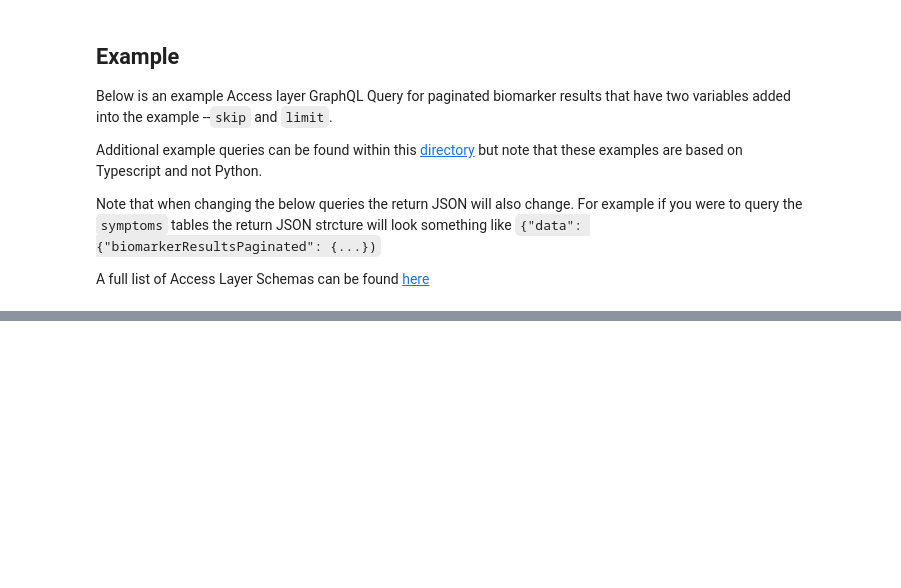
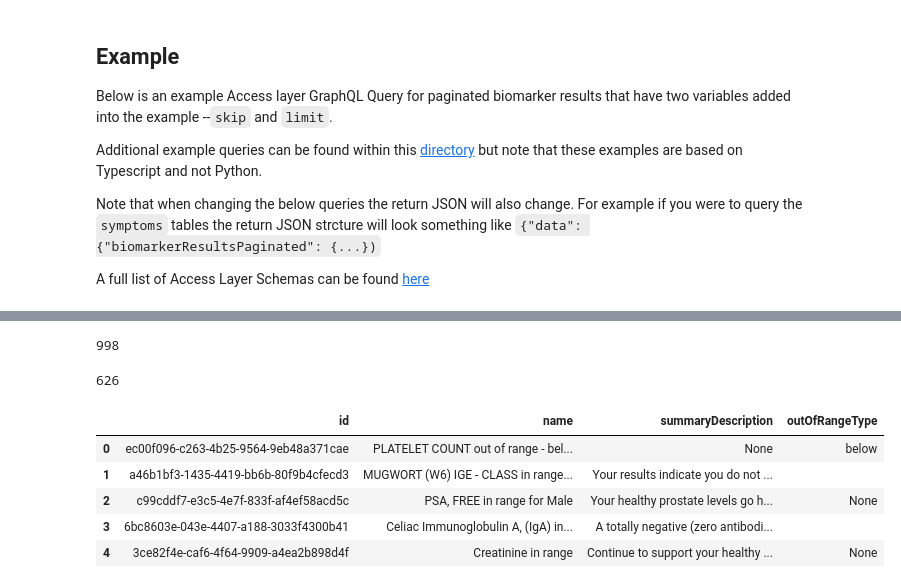
Before and after one commit to consta55/data_eda, a Jupyter notebook: access-layer-colab.ipynb, the cells around one changed output, grey strips where cells are left out. Saved outputs shown, nothing was run; the diff lists cells and outputs as text; code cells hidden in the pictures; blank space fills up the shorter version.

```diff
--- a/access-layer-colab.ipynb
+++ b/access-layer-colab.ipynb
@@ -277,0 +363,17 @@ pp.pprint(access_layer_df)
+# %%
+len(access_layer_df)
+# %% [output]
+998
+# %%
+access_layer_df.name.nunique()
+# %% [output]
+626
+# %%
+access_layer_df.head()
+# %% [output]
+|  | id | name | summaryDescription | outOfRangeType |
+| 0 | ec00f096-c263-4b25-9564-9eb48a371cae | PLATELET COUNT out of range - bel... | None | below |
+| 1 | a46b1bf3-1435-4419-bb6b-80f9b4cfecd3 | MUGWORT (W6) IGE - CLASS in range... | Your results indicate you do not ... |  |
+| 2 | c99cddf7-e3c5-4e7f-833f-af4ef58acd5c | PSA, FREE in range for Male | Your healthy prostate levels go h... | None |
+| 3 | 6bc8603e-043e-4407-a188-3033f4300b41 | Celiac Immunoglobulin A, (IgA) in... | A totally negative (zero antibodi... |  |
+| 4 | 3ce82f4e-caf6-4f64-9909-a4ea2b898d4f | Creatinine in range | Continue to support your healthy ... | None |
```
Also changed, not shown: parts of 18 cells of this notebook, 12 other files.
